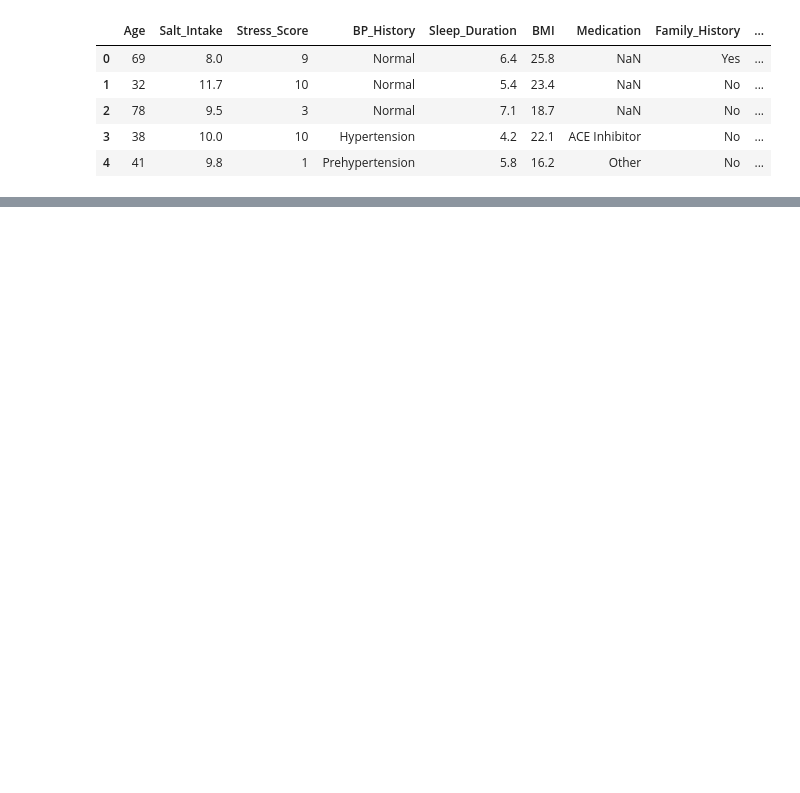
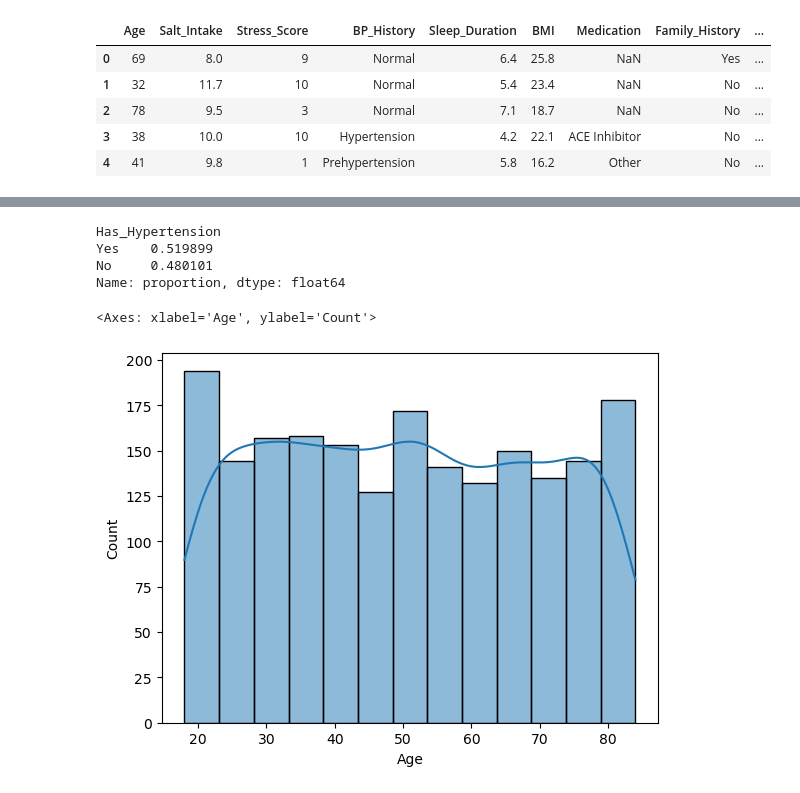
Before and after one commit to alabhastam/hypertension_project, a Jupyter notebook: main.ipynb, the cells around one changed output, grey strips where cells are left out. Saved outputs shown, nothing was run; the diff lists cells and outputs as text; code cells hidden in the pictures; blank space fills up the shorter version.

```diff
--- a/main.ipynb
+++ b/main.ipynb
@@ -14,0 +62,17 @@ data.head()
+# %%
+data["Has_Hypertension"].value_counts(normalize=True)
+#its a 50-50 condition and that is great
+# %% [output]
+Has_Hypertension
+Yes    0.519899
+No     0.480101
+Name: proportion, dtype: float64
+# %%
+import seaborn as sns
+import matplotlib.pyplot as plt
+
+
+sns.histplot(data["Age"], kde=True)
+# %% [output]
+<Axes: xlabel='Age', ylabel='Count'>
+[figure, added]
```
Also changed, not shown: parts of 8 cells of this notebook.
